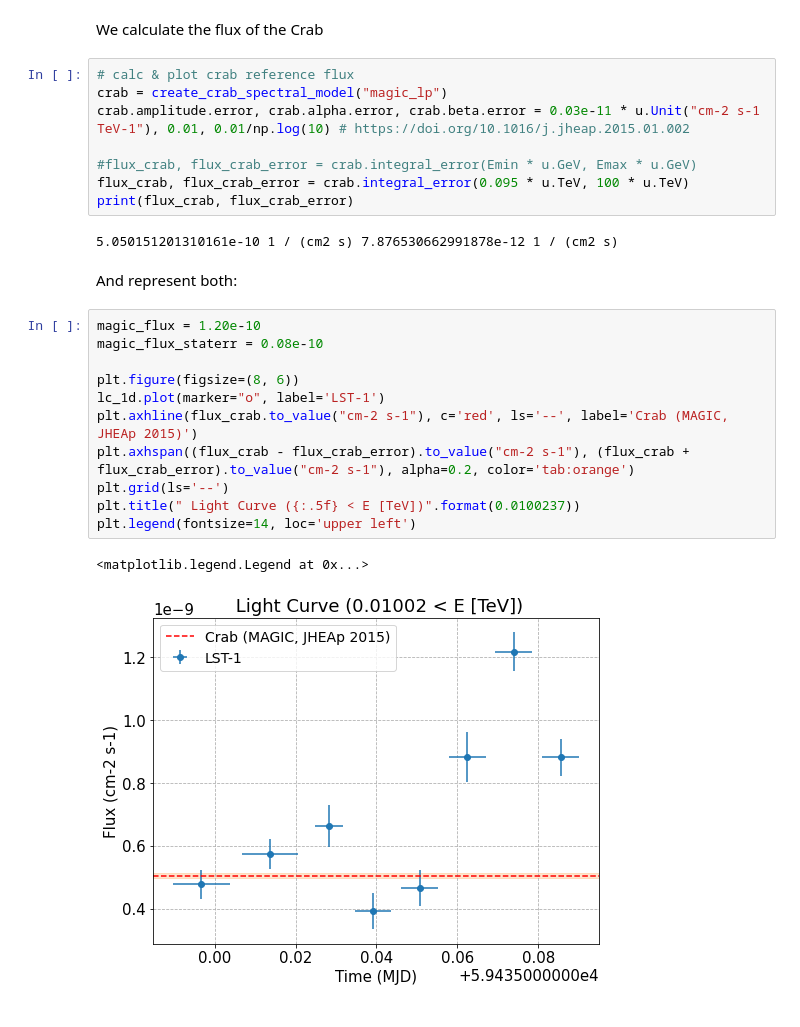
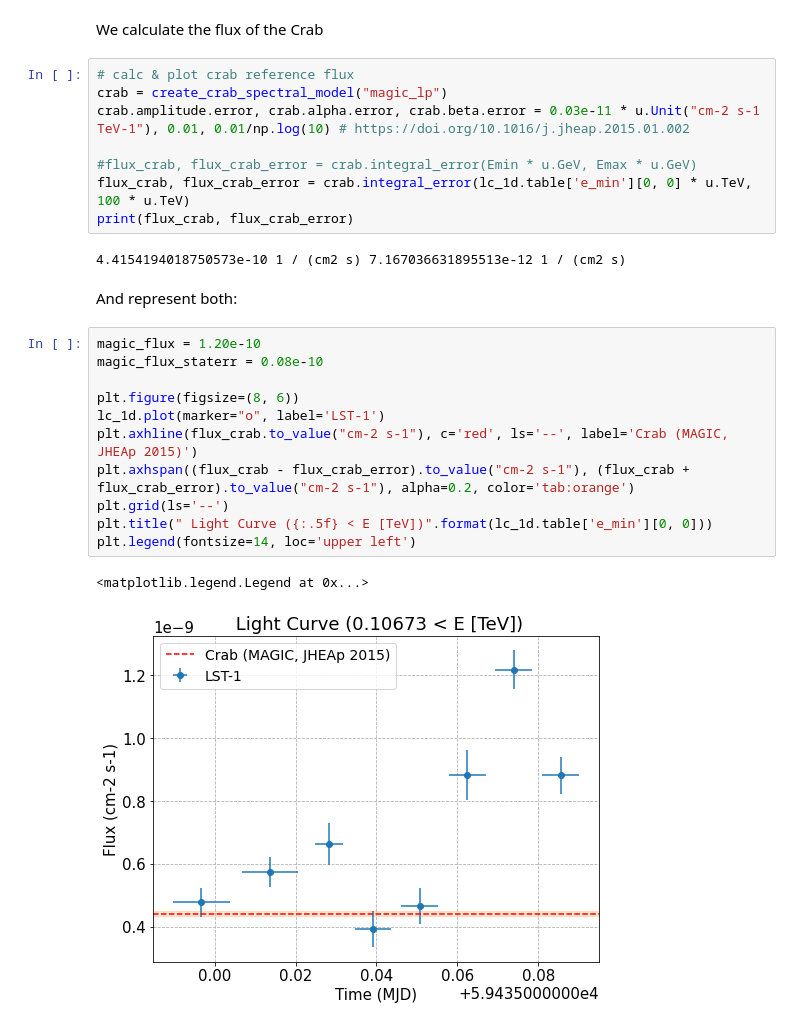
Before and after one commit to cta-observatory/2022_01_lstchain_school, a Jupyter notebook: source_dependent/srcdep_gammapy.ipynb, the cells around one changed output. Saved outputs shown, nothing was run; the diff lists cells and outputs as text.

```diff
--- a/source_dependent/srcdep_gammapy.ipynb
+++ b/source_dependent/srcdep_gammapy.ipynb
@@ -382,23 +382,23 @@ crab = create_crab_spectral_model("magic_lp")
 crab.amplitude.error, crab.alpha.error, crab.beta.error = 0.03e-11 * u.Unit("cm-2 s-1 TeV-1"), 0.01, 0.01/np.log(10) # https://doi.org/10.1016/j.jheap.2015.01.002
 
 #flux_crab, flux_crab_error = crab.integral_error(Emin * u.GeV, Emax * u.GeV)
-flux_crab, flux_crab_error = crab.integral_error(0.095 * u.TeV, 100 * u.TeV)
+flux_crab, flux_crab_error = crab.integral_error(lc_1d.table['e_min'][0, 0] * u.TeV, 100 * u.TeV)
 print(flux_crab, flux_crab_error)
 # %% [output]
-5.050151201310161e-10 1 / (cm2 s) 7.876530662991878e-12 1 / (cm2 s)
+4.4154194018750573e-10 1 / (cm2 s) 7.167036631895513e-12 1 / (cm2 s)
 # %% [markdown]
 And represent both:
 # %%
 magic_flux = 1.20e-10
 magic_flux_staterr = 0.08e-10
 
 plt.figure(figsize=(8, 6))
 lc_1d.plot(marker="o", label='LST-1')
 plt.axhline(flux_crab.to_value("cm-2 s-1"), c='red', ls='--', label='Crab (MAGIC, JHEAp 2015)')
 plt.axhspan((flux_crab - flux_crab_error).to_value("cm-2 s-1"), (flux_crab + flux_crab_error).to_value("cm-2 s-1"), alpha=0.2, color='tab:orange')
 plt.grid(ls='--')
-plt.title(" Light Curve ({:.5f} < E [TeV])".format(0.0100237))
+plt.title(" Light Curve ({:.5f} < E [TeV])".format(lc_1d.table['e_min'][0, 0]))
 plt.legend(fontsize=14, loc='upper left')
 # %% [output]
 <matplotlib.legend.Legend at 0x...>
-[figure, old version]
+[figure, new version]
```
Also changed, not shown: parts of 1 cell of this notebook, 2 other files.
